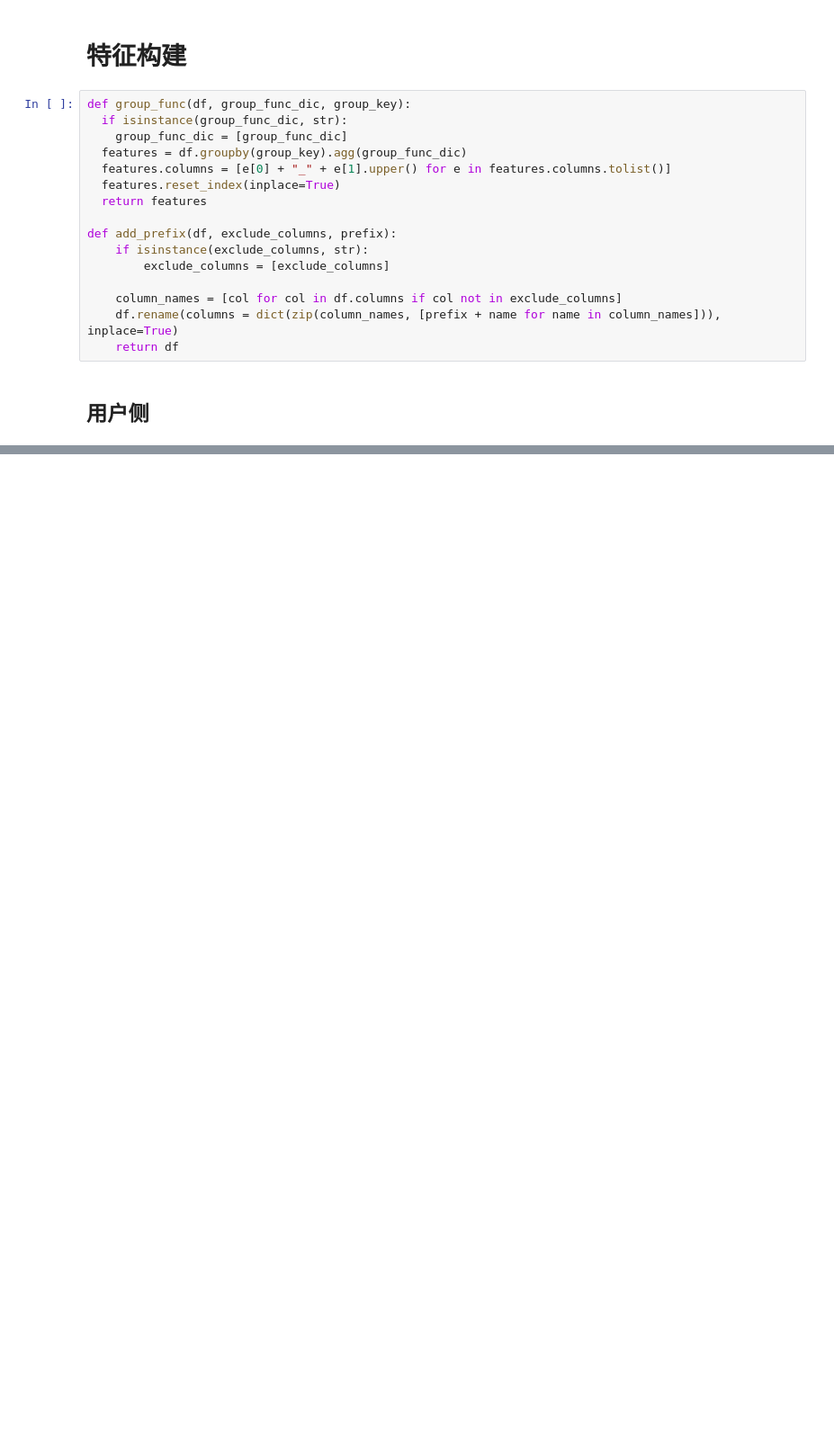
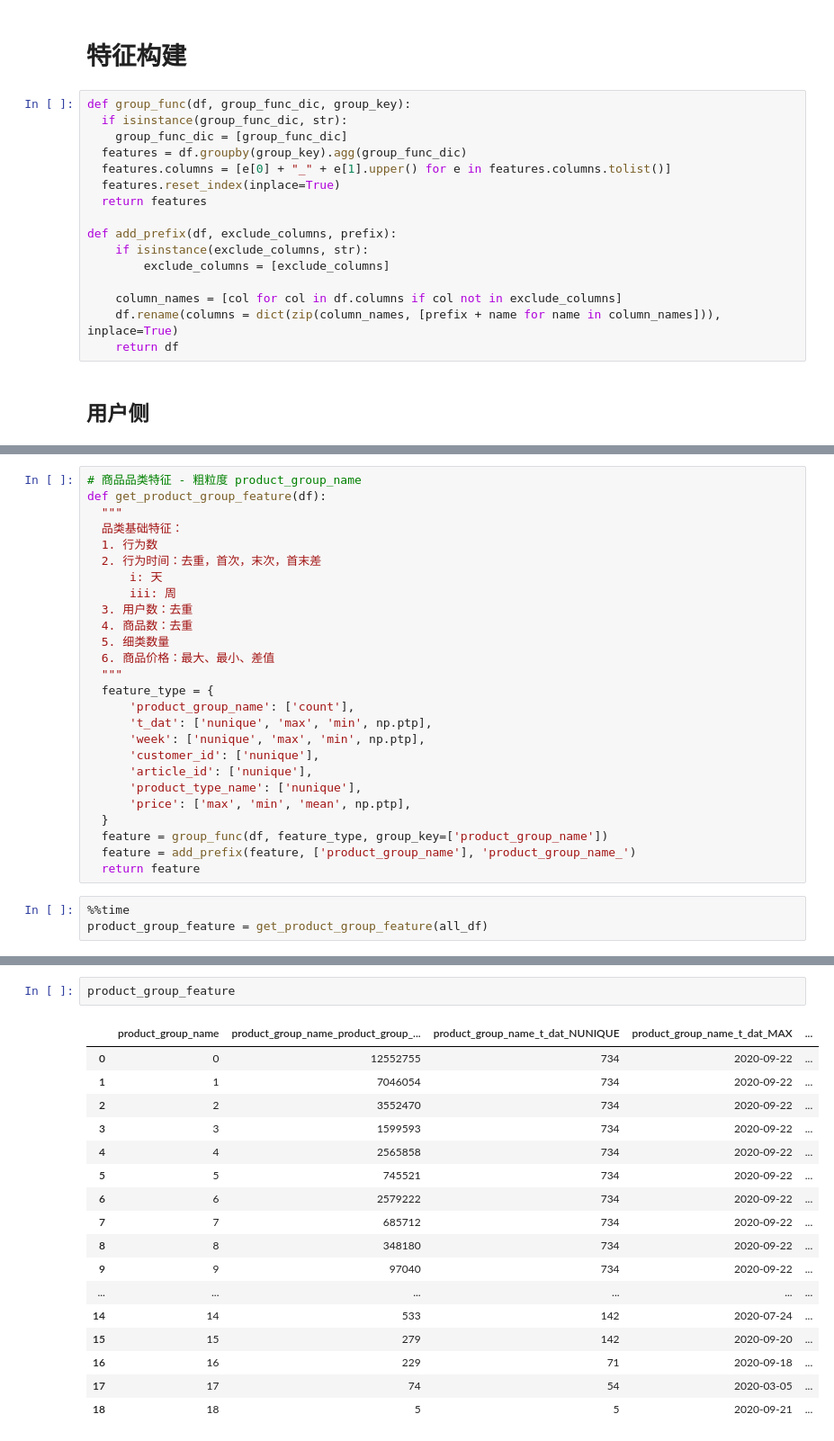
Before and after one commit to QSLV/personalized_fashion_recs, a Jupyter notebook: feature_construct.ipynb, the cells around one changed output, grey strips where cells are left out. Shown: that part at 90% size. Drawn from its saved outputs; the diff is of its cells as text; blank space fills up the shorter version.

```diff
--- a/feature_construct.ipynb
+++ b/feature_construct.ipynb
@@ -155,0 +194,29 @@ user_feature.head(10)
+# %%
+# 商品品类特征 - 粗粒度 product_group_name
+def get_product_group_feature(df):
+  """
+  品类基础特征：
+  1. 行为数
+  2. 行为时间：去重，首次，末次，首末差
+      i: 天
+      iii: 周
+  3. 用户数：去重
+  4. 商品数：去重
+  5. 细类数量
+  6. 商品价格：最大、最小、差值
+  """
+  feature_type = {
+      'product_group_name': ['count'],
+      't_dat': ['nunique', 'max', 'min', np.ptp],
+      'week': ['nunique', 'max', 'min', np.ptp],
+      'customer_id': ['nunique'],
+      'article_id': ['nunique'],
+      'product_type_name': ['nunique'],
+      'price': ['max', 'min', 'mean', np.ptp],
+  }
+  feature = group_func(df, feature_type, group_key=['product_group_name'])
+  feature = add_prefix(feature, ['product_group_name'], 'product_group_name_')
+  return feature
+# %%
+%%time
+product_group_feature = get_product_group_feature(all_df)
@@ -155,0 +226,20 @@ user_feature.head(10)
+# %%
+product_group_feature
+# %% [output]
+|  | product_group_name | product_group_name_product_group_... | product_group_name_t_dat_NUNIQUE | product_group_name_t_dat_MAX | ... |
+| 0 | 0 | 12552755 | 734 | 2020-09-22 | ... |
+| 1 | 1 | 7046054 | 734 | 2020-09-22 | ... |
+| 2 | 2 | 3552470 | 734 | 2020-09-22 | ... |
+| 3 | 3 | 1599593 | 734 | 2020-09-22 | ... |
+| 4 | 4 | 2565858 | 734 | 2020-09-22 | ... |
+| 5 | 5 | 745521 | 734 | 2020-09-22 | ... |
+| 6 | 6 | 2579222 | 734 | 2020-09-22 | ... |
+| 7 | 7 | 685712 | 734 | 2020-09-22 | ... |
+| 8 | 8 | 348180 | 734 | 2020-09-22 | ... |
+| 9 | 9 | 97040 | 734 | 2020-09-22 | ... |
+| ... | ... | ... | ... | ... | ... |
+| 14 | 14 | 533 | 142 | 2020-07-24 | ... |
+| 15 | 15 | 279 | 142 | 2020-09-20 | ... |
+| 16 | 16 | 229 | 71 | 2020-09-18 | ... |
+| 17 | 17 | 74 | 54 | 2020-03-05 | ... |
+| 18 | 18 | 5 | 5 | 2020-09-21 | ... |
```
Also changed, not shown: parts of 12 cells of this notebook.
